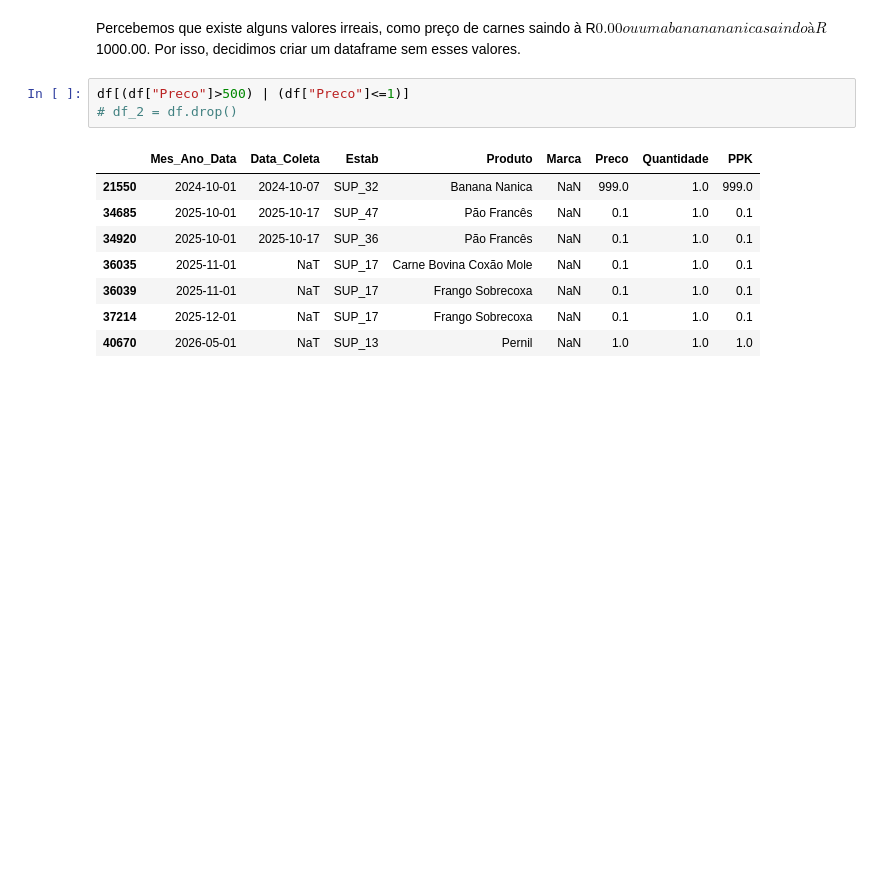
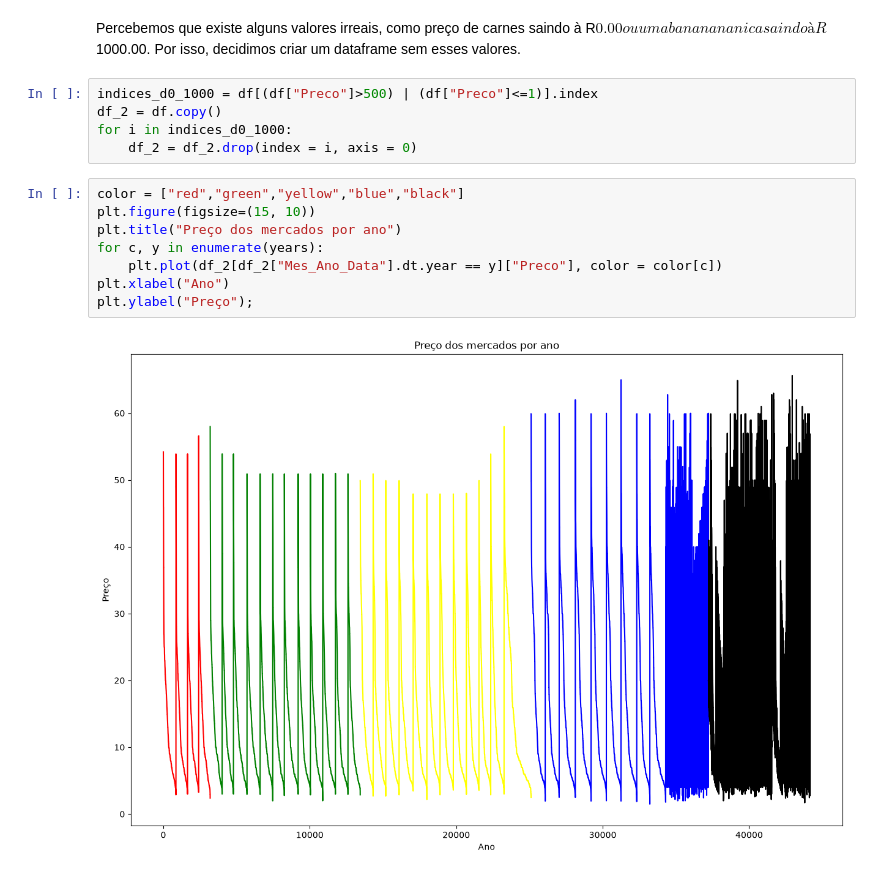
Before and after one commit to Teus-Andrezana/dados_cesta_basica, a Jupyter notebook: notebooks/cesta_basica.ipynb, the cells around one changed output. Drawn from its saved outputs; the diff is of its cells as text; blank space fills up the shorter version.

```diff
--- a/notebooks/cesta_basica.ipynb
+++ b/notebooks/cesta_basica.ipynb
@@ -265,14 +269,17 @@ plt.ylabel("Preço");
 # %% [markdown]
 Percebemos que existe alguns valores irreais, como preço de carnes saindo à R$0.00 ou uma banana nanica saindo à R$1000.00. Por isso, decidimos criar um dataframe sem esses valores.
 # %%
-df[(df["Preco"]>500) | (df["Preco"]<=1)]
-# df_2 = df.drop()
+indices_d0_1000 = df[(df["Preco"]>500) | (df["Preco"]<=1)].index
+df_2 = df.copy()
+for i in indices_d0_1000:
+    df_2 = df_2.drop(index = i, axis = 0)
-# %% [output]
-|  | Mes_Ano_Data | Data_Coleta | Estab | Produto | Marca | Preco | Quantidade | PPK |
-| 21550 | 2024-10-01 | 2024-10-07 | SUP_32 | Banana Nanica | NaN | 999.0 | 1.0 | 999.0 |
-| 34685 | 2025-10-01 | 2025-10-17 | SUP_47 | Pão Francês | NaN | 0.1 | 1.0 | 0.1 |
-| 34920 | 2025-10-01 | 2025-10-17 | SUP_36 | Pão Francês | NaN | 0.1 | 1.0 | 0.1 |
-| 36035 | 2025-11-01 | NaT | SUP_17 | Carne Bovina Coxão Mole | NaN | 0.1 | 1.0 | 0.1 |
-| 36039 | 2025-11-01 | NaT | SUP_17 | Frango Sobrecoxa | NaN | 0.1 | 1.0 | 0.1 |
-| 37214 | 2025-12-01 | NaT | SUP_17 | Frango Sobrecoxa | NaN | 0.1 | 1.0 | 0.1 |
-| 40670 | 2026-05-01 | NaT | SUP_13 | Pernil | NaN | 1.0 | 1.0 | 1.0 |
+# %%
+color = ["red","green","yellow","blue","black"]
+plt.figure(figsize=(15, 10))
+plt.title("Preço dos mercados por ano")
+for c, y in enumerate(years):
+    plt.plot(df_2[df_2["Mes_Ano_Data"].dt.year == y]["Preco"], color = color[c])
+plt.xlabel("Ano")
+plt.ylabel("Preço");
+# %% [output]
+[figure, added]
```
Also changed, not shown: parts of 5 cells of this notebook.
